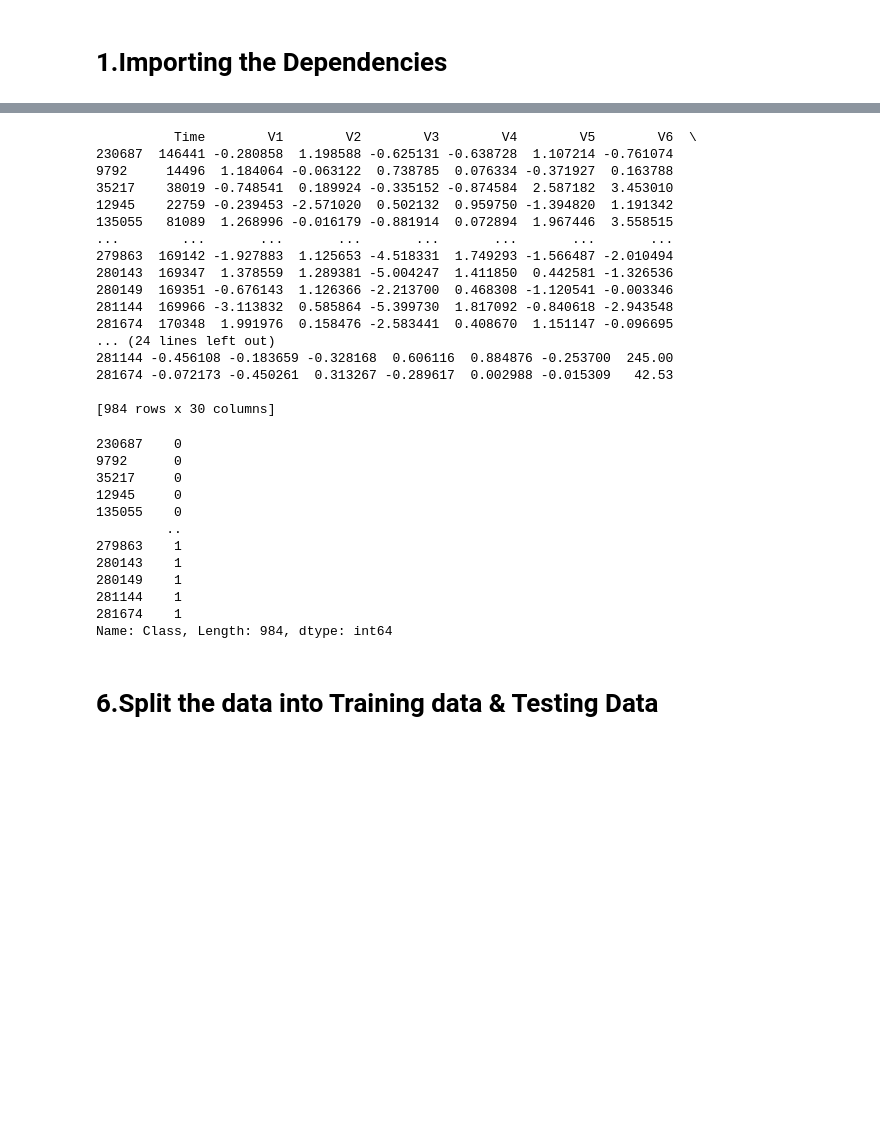
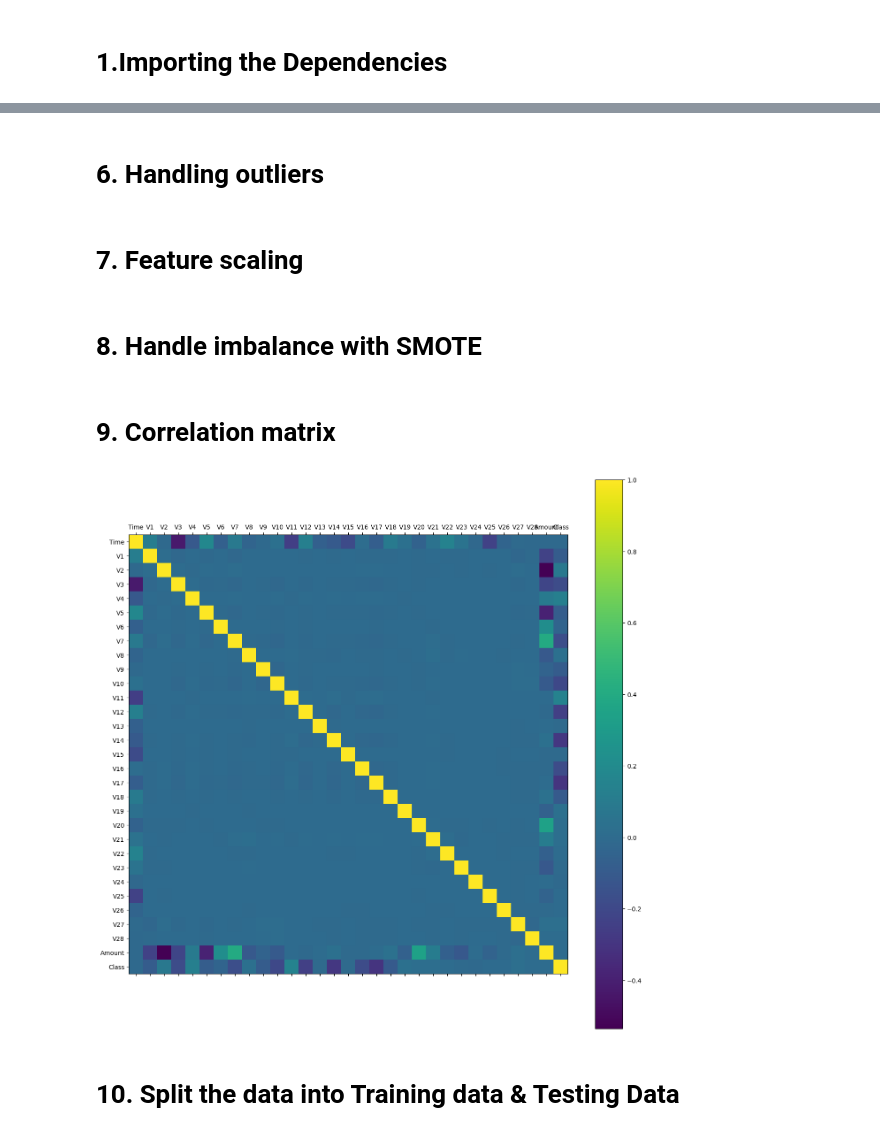
Before and after one commit to pbprakashkumar/Creditcard, a Jupyter notebook: FindDefault.ipynb, the cells around one changed output, grey strips where cells are left out. Saved outputs shown, nothing was run; the diff lists cells and outputs as text; code cells hidden in the pictures; blank space fills up the shorter version.

```diff
--- a/FindDefault.ipynb
+++ b/FindDefault.ipynb
@@ -27,4 +63,4 @@ from sklearn.metrics import accuracy_score
 # %%
 # loading the dataset to a Pandas DataFrame
-credit_card_data = pd.read_excel('dataset/credit_card_data.xlsx')
+credit_card_data = pd.read_excel('/content/drive/MyDrive/Colab Notebooks/Creditcard/dataset/credit_card_data.xlsx')
 # %% [markdown]
@@ -206,0 +286,2 @@ Splitting the data into Features & Targets
+# %% [markdown]
+# 6. Handling outliers
@@ -206,0 +294,2 @@ Splitting the data into Features & Targets
+# %% [markdown]
+# 7. Feature scaling
@@ -207 +299,3 @@ Splitting the data into Features & Targets
+# %% [markdown]
+# 8. Handle imbalance with SMOTE
 # %%
@@ -210,38 +306,19 @@ Y = new_dataset['Class']
-# %%
-print(X)
-# %% [output]
-          Time        V1        V2        V3        V4        V5        V6  \
-230687  146441 -0.280858  1.198588 -0.625131 -0.638728  1.107214 -0.761074
-9792     14496  1.184064 -0.063122  0.738785  0.076334 -0.371927  0.163788
-35217    38019 -0.748541  0.189924 -0.335152 -0.874584  2.587182  3.453010
-12945    22759 -0.239453 -2.571020  0.502132  0.959750 -1.394820  1.191342
-135055   81089  1.268996 -0.016179 -0.881914  0.072894  1.967446  3.558515
-...        ...       ...       ...       ...       ...       ...       ...
-279863  169142 -1.927883  1.125653 -4.518331  1.749293 -1.566487 -2.010494
-280143  169347  1.378559  1.289381 -5.004247  1.411850  0.442581 -1.326536
-280149  169351 -0.676143  1.126366 -2.213700  0.468308 -1.120541 -0.003346
-281144  169966 -3.113832  0.585864 -5.399730  1.817092 -0.840618 -2.943548
-281674  170348  1.991976  0.158476 -2.583441  0.408670  1.151147 -0.096695
-... (24 lines left out)
-281144 -0.456108 -0.183659 -0.328168  0.606116  0.884876 -0.253700  245.00
-281674 -0.072173 -0.450261  0.313267 -0.289617  0.002988 -0.015309   42.53
-
-[984 rows x 30 columns]
-# %%
-print(Y)
-# %% [output]
-230687    0
-9792      0
-35217     0
-12945     0
-135055    0
-         ..
-279863    1
-280143    1
-280149    1
-281144    1
-281674    1
-Name: Class, Length: 984, dtype: int64
+# %% [markdown]
+# 9. Correlation matrix
+# %%
+from matplotlib import rcParams
+import matplotlib.pyplot as plt
+from sklearn.ensemble import RandomForestClassifier as Featuree
+from matplotlib.cm import rainbow
+%matplotlib inline
+rcParams['figure.figsize'] = 2000, 1400
+plt.matshow(credit_card_data.corr())
+plt.yticks(np.arange(credit_card_data.shape[1]), credit_card_data.columns)
+plt.xticks(np.arange(credit_card_data.shape[1]), credit_card_data.columns)
+plt.colorbar()
+plt.savefig('cor.png')
+# %% [output]
+[figure, added]
 # %% [markdown]
-# 6.Split the data into Training data & Testing Data
+# 10. Split the data into Training data & Testing Data
 # %%
```
Also changed, not shown: parts of 67 cells of this notebook, 1 other file.
